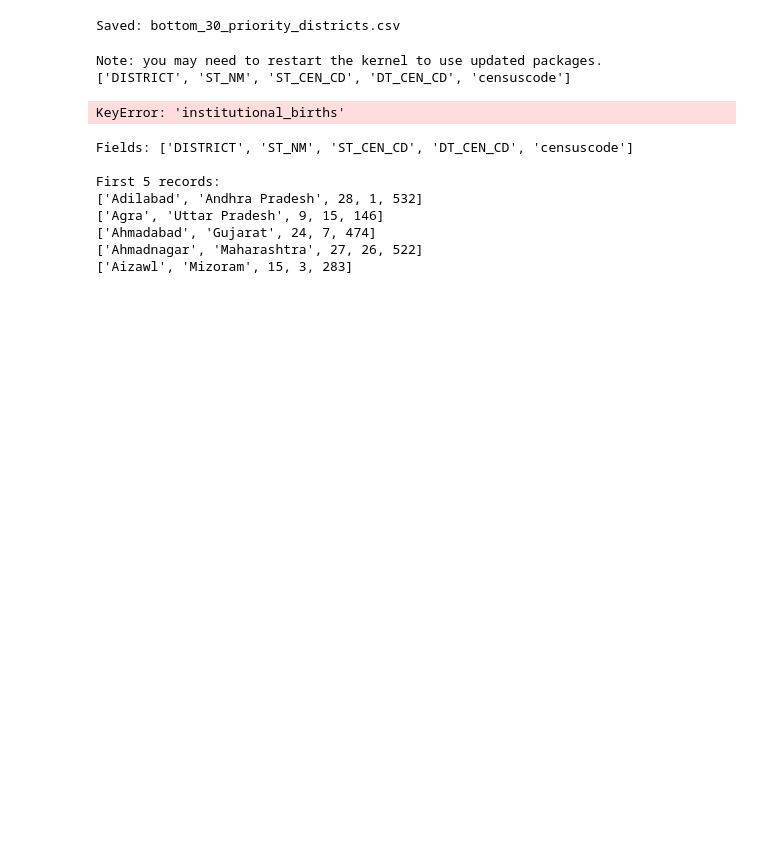
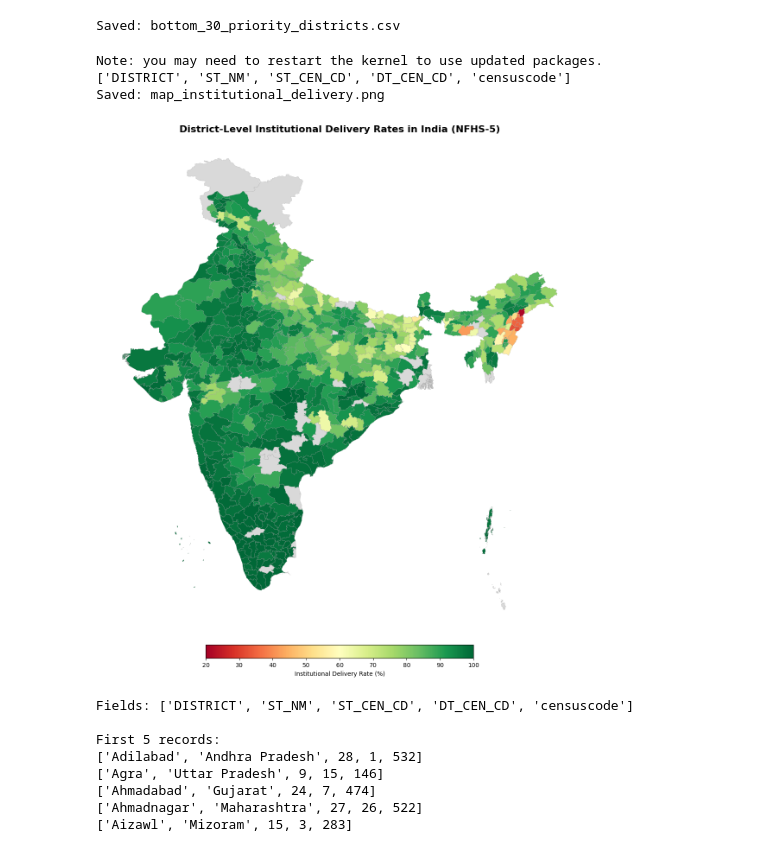
Before and after one commit to kaushalkumarma2025/maternal_health, a Jupyter notebook: notebooks/03_choropleth.ipynb, the cells around one changed output. Saved outputs shown, nothing was run; the diff lists cells and outputs as text; code cells hidden in the pictures; blank space fills up the shorter version.

```diff
--- a/notebooks/03_choropleth.ipynb
+++ b/notebooks/03_choropleth.ipynb
@@ -60,7 +60,7 @@ from matplotlib.patches import Polygon
 from matplotlib.collections import PatchCollection
 import numpy as np
 
-df = pd.read_csv("../Data/nfhs5_maternal_health_wide.csv")
+df = pd.read_csv("../Data/analysis_ready.csv")
 
 # Read shapefile without geopandas
 sf = shapefile.Reader("../Data/india_district_shapefile/2011_Dist.shp")
@@ -94,34 +94,35 @@ values = []
 
 for i, (shape, rec) in enumerate(zip(shapes, records)):
     name = str(rec[dist_field]).strip().lower()
     val = val_map.get(name, np.nan)
     for part_idx in range(len(shape.parts)):
         start = shape.parts[part_idx]
         end = shape.parts[part_idx + 1] if part_idx + 1 < len(shape.parts) else len(shape.points)
         pts = shape.points[start:end]
         patches.append(Polygon(pts, closed=True))
         values.append(val)
 
 cmap = plt.cm.RdYlGn
 norm = plt.Normalize(20, 100)
 colors = [cmap(norm(v)) if not np.isnan(v) else (0.85, 0.85, 0.85, 1) for v in values]
 
 pc = PatchCollection(patches, facecolors=colors, edgecolors='0.6', linewidths=0.2)
 ax.add_collection(pc)
 ax.autoscale()
 ax.set_aspect('equal')
 ax.set_axis_off()
 ax.set_title('District-Level Institutional Delivery Rates in India (NFHS-5)', fontsize=16, fontweight='bold')
 
 sm = plt.cm.ScalarMappable(cmap=cmap, norm=norm)
 plt.colorbar(sm, ax=ax, orientation='horizontal', shrink=0.5, pad=0.02, label='Institutional Delivery Rate (%)')
 plt.savefig('../outputs/map_institutional_delivery.png', dpi=200, bbox_inches='tight', facecolor='white')
 print("Saved: map_institutional_delivery.png")
 plt.show()
 # %% [output]
 Note: you may need to restart the kernel to use updated packages.
 ['DISTRICT', 'ST_NM', 'ST_CEN_CD', 'DT_CEN_CD', 'censuscode']
+Saved: map_institutional_delivery.png
-KeyError: 'institutional_births'
+[figure, added]
 # %%
 import shapefile
 sf = shapefile.Reader("../Data/india_district_shapefile/2011_Dist.shp")
```
